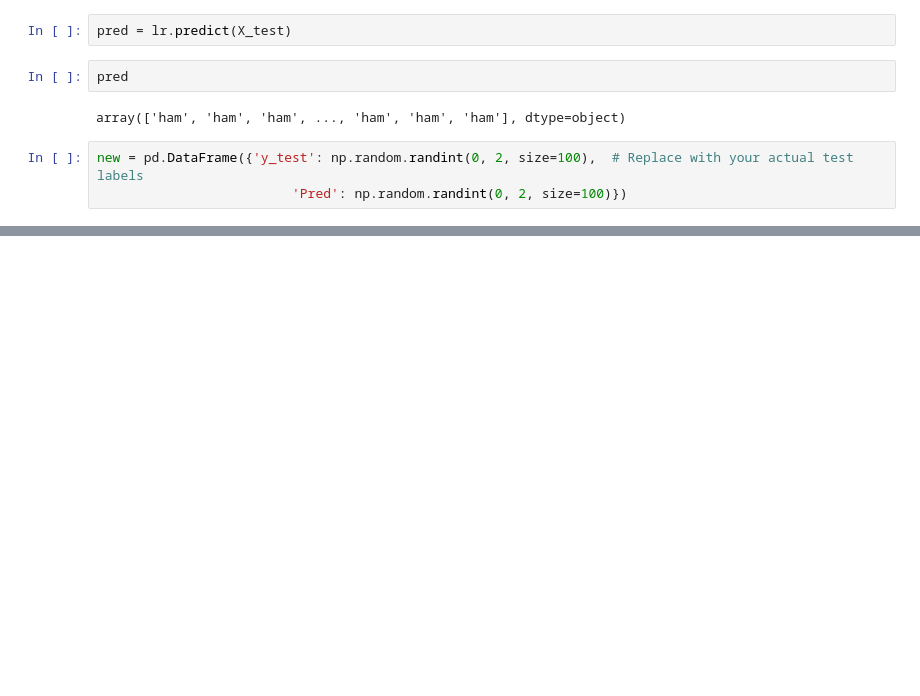
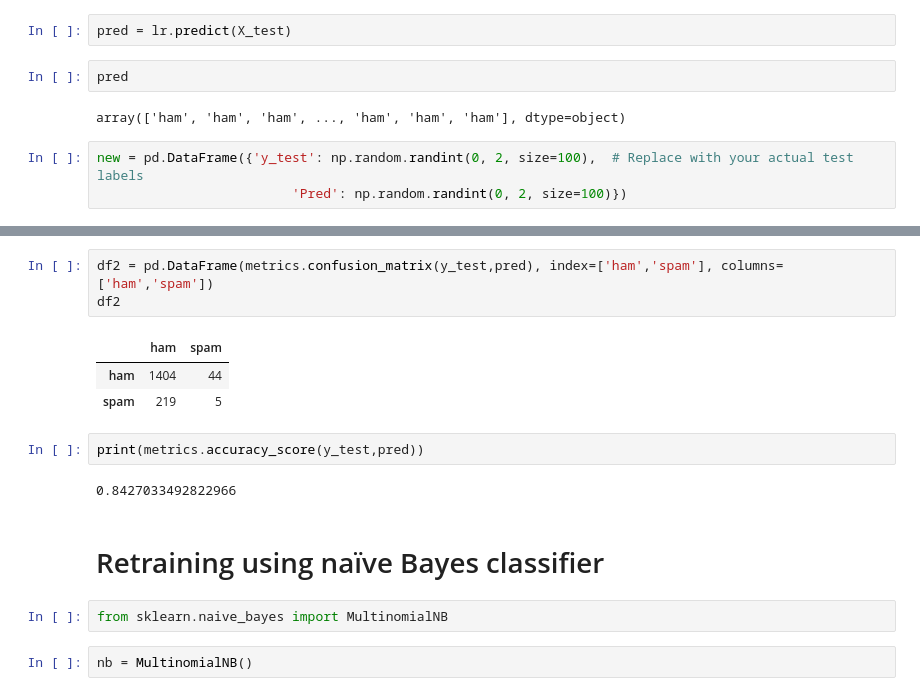
Before and after one commit to dancanyego/Natual-Language-Processing, a Jupyter notebook: Nlp Basics/Text Classification (SMS).ipynb, the cells around one changed output, grey strips where cells are left out. Cells and saved outputs as stored; diff of their text form; blank space fills up the shorter version.

```diff
--- a/Nlp Basics/Text Classification (SMS).ipynb
+++ b/Nlp Basics/Text Classification (SMS).ipynb
@@ -145,0 +172,17 @@ plt.title('Comparison of Actual Labels and Predictions')
+# %%
+df2 = pd.DataFrame(metrics.confusion_matrix(y_test,pred), index=['ham','spam'], columns=['ham','spam'])
+df2
+# %% [output]
+|  | ham | spam |
+| ham | 1404 | 44 |
+| spam | 219 | 5 |
+# %%
+print(metrics.accuracy_score(y_test,pred))
+# %% [output]
+0.8427033492822966
+# %% [markdown]
+# Retraining using naïve Bayes classifier
+# %%
+from sklearn.naive_bayes import MultinomialNB
+# %%
+nb = MultinomialNB()
```
Also changed, not shown: parts of 5 cells of this notebook.
